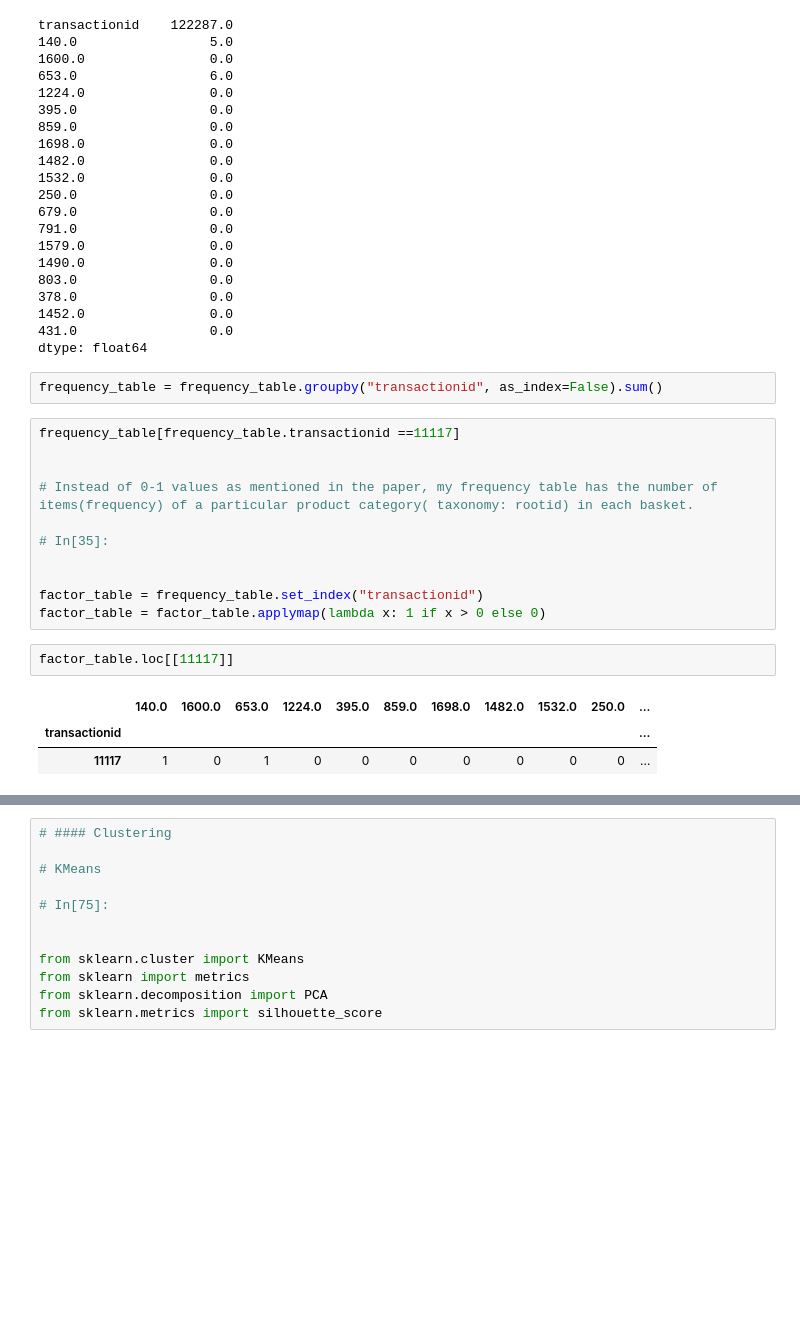
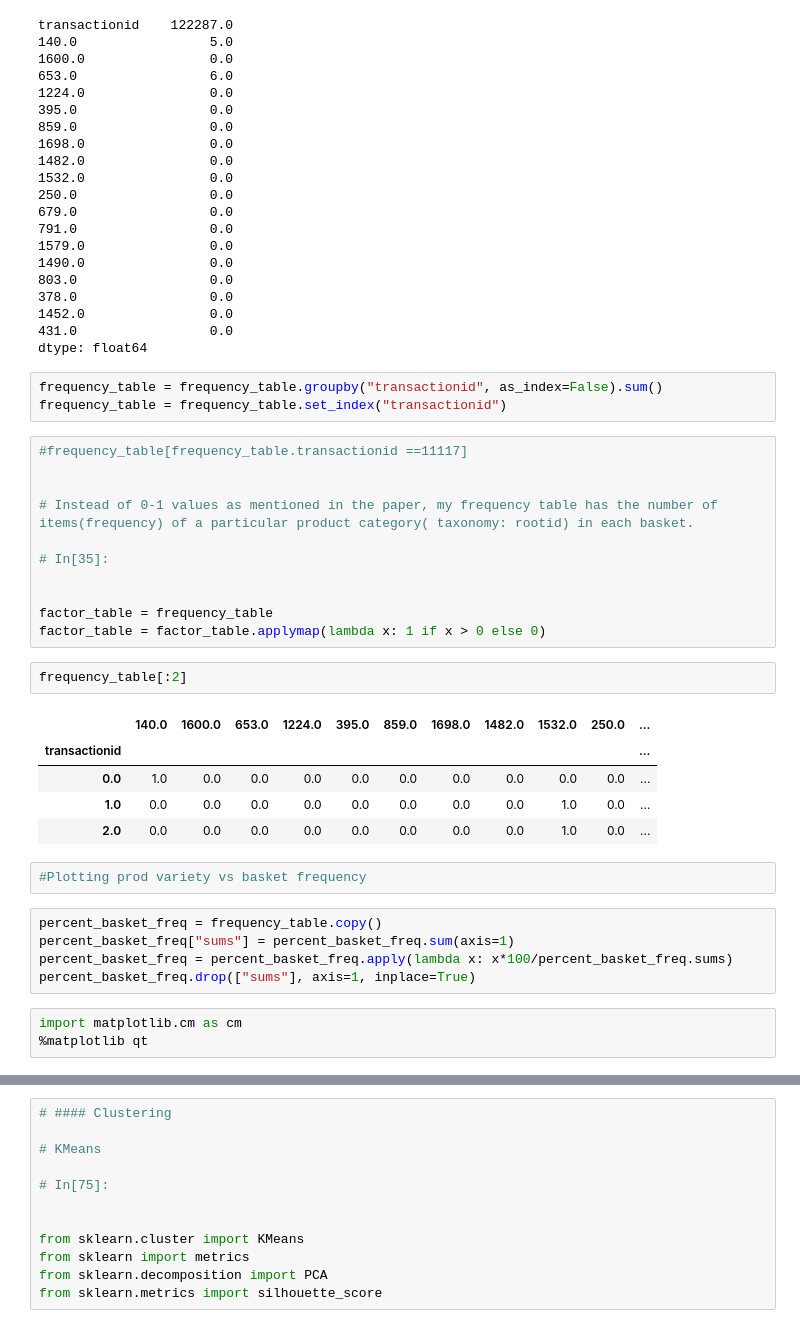
Before and after one commit to parthamishra1996/RetailAnalytics, a Jupyter notebook: Retail_Analytics.ipynb, the cells around one changed output, grey strips where cells are left out. Saved outputs shown, nothing was run; the diff lists cells and outputs as text; blank space fills up the shorter version.

```diff
--- a/Retail_Analytics.ipynb
+++ b/Retail_Analytics.ipynb
@@ -589,8 +586,9 @@ transactionid    122287.0
 dtype: float64
 # %%
 frequency_table = frequency_table.groupby("transactionid", as_index=False).sum()
+frequency_table = frequency_table.set_index("transactionid")
 # %%
-frequency_table[frequency_table.transactionid ==11117]
+#frequency_table[frequency_table.transactionid ==11117]
 
 
 # Instead of 0-1 values as mentioned in the paper, my frequency table has the number of items(frequency) of a particular product category( taxonomy: rootid) in each basket.
@@ -598,11 +596,23 @@ frequency_table[frequency_table.transactionid ==11117]
 # In[35]:
 
 
-factor_table = frequency_table.set_index("transactionid")
+factor_table = frequency_table
 factor_table = factor_table.applymap(lambda x: 1 if x > 0 else 0)
-# %%
-factor_table.loc[[11117]]
-# %% [output]
-|  | 140.0 | 1600.0 | 653.0 | 1224.0 | 395.0 | 859.0 | 1698.0 | 1482.0 | 1532.0 | 250.0 | ... |
-| transactionid |  |  |  |  |  |  |  |  |  |  | ... |
-| 11117 | 1 | 0 | 1 | 0 | 0 | 0 | 0 | 0 | 0 | 0 | ... |
+# %%
+frequency_table[:2]
+# %% [output]
+|  | 140.0 | 1600.0 | 653.0 | 1224.0 | 395.0 | 859.0 | 1698.0 | 1482.0 | 1532.0 | 250.0 | ... |
+| transactionid |  |  |  |  |  |  |  |  |  |  | ... |
+| 0.0 | 1.0 | 0.0 | 0.0 | 0.0 | 0.0 | 0.0 | 0.0 | 0.0 | 0.0 | 0.0 | ... |
+| 1.0 | 0.0 | 0.0 | 0.0 | 0.0 | 0.0 | 0.0 | 0.0 | 0.0 | 1.0 | 0.0 | ... |
+| 2.0 | 0.0 | 0.0 | 0.0 | 0.0 | 0.0 | 0.0 | 0.0 | 0.0 | 1.0 | 0.0 | ... |
+# %%
+#Plotting prod variety vs basket frequency
+# %%
+percent_basket_freq = frequency_table.copy()
+percent_basket_freq["sums"] = percent_basket_freq.sum(axis=1)
+percent_basket_freq = percent_basket_freq.apply(lambda x: x*100/percent_basket_freq.sums)
+percent_basket_freq.drop(["sums"], axis=1, inplace=True)
+# %%
+import matplotlib.cm as cm
+%matplotlib qt
```
Also changed, not shown: parts of 7 cells of this notebook.
